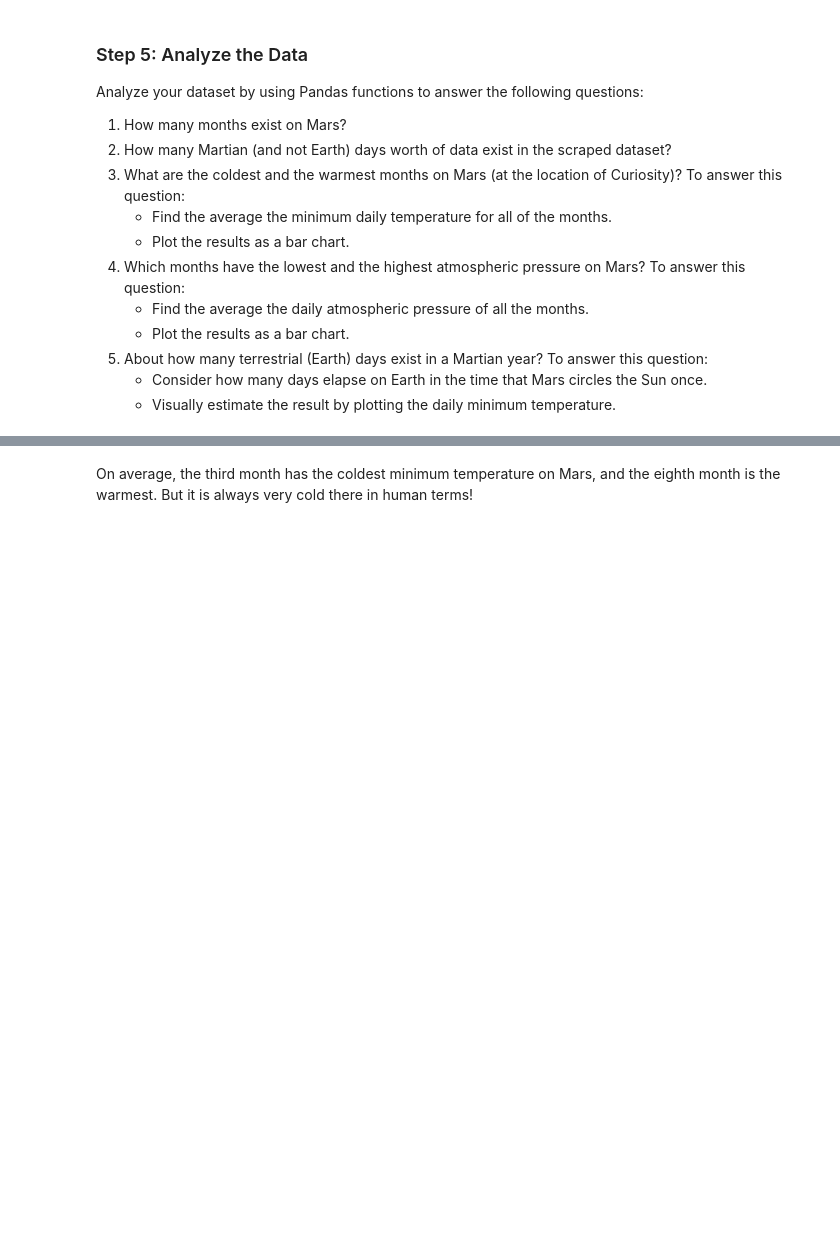
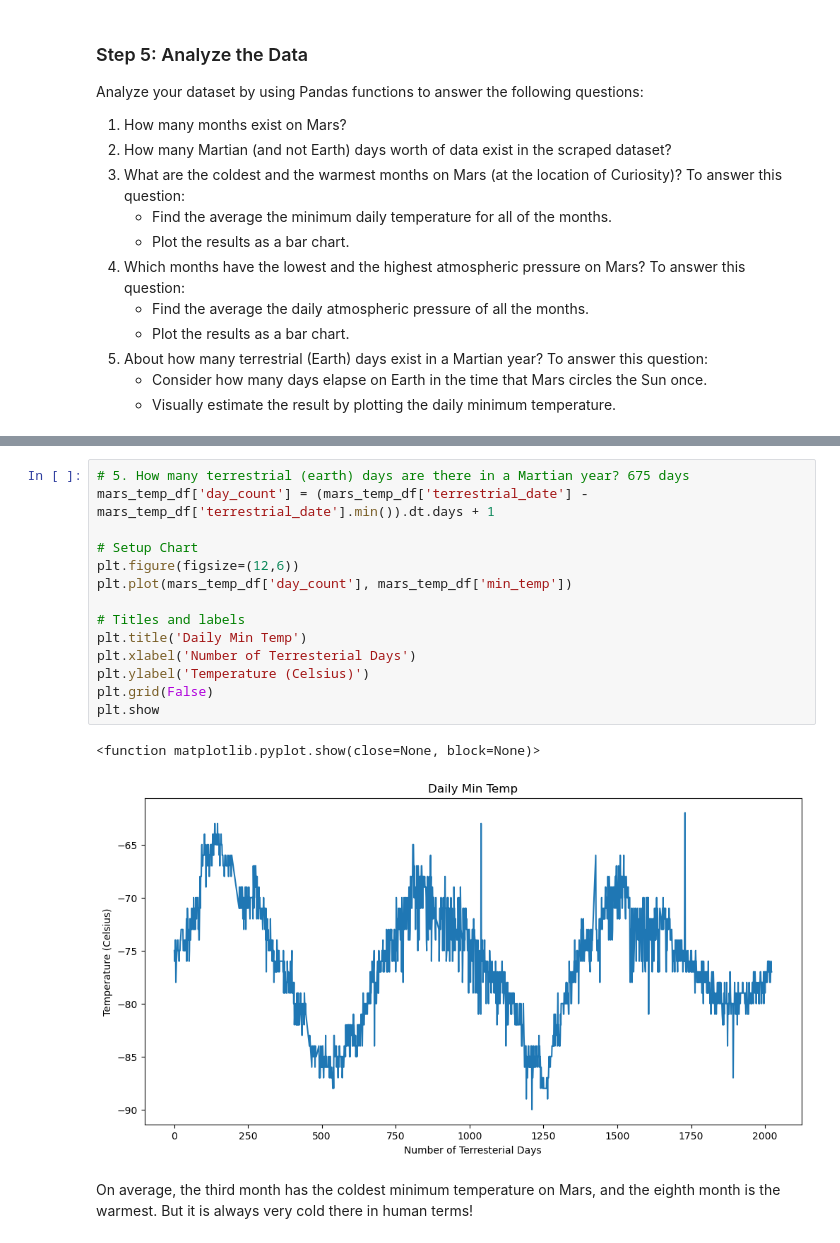
Before and after one commit to sloucel/Scraping_Challenge, a Jupyter notebook: part_2_mars_weather.ipynb, the cells around one changed output, grey strips where cells are left out. Saved outputs shown, nothing was run; the diff lists cells and outputs as text; blank space fills up the shorter version.

```diff
--- a/part_2_mars_weather.ipynb
+++ b/part_2_mars_weather.ipynb
@@ -254,3 +325,20 @@ Name: pressure, dtype: float64
+# %%
+# 5. How many terrestrial (earth) days are there in a Martian year? 675 days
+mars_temp_df['day_count'] = (mars_temp_df['terrestrial_date'] - mars_temp_df['terrestrial_date'].min()).dt.days + 1
+
+# Setup Chart
+plt.figure(figsize=(12,6))
+plt.plot(mars_temp_df['day_count'], mars_temp_df['min_temp'])
+
+# Titles and labels
+plt.title('Daily Min Temp')
+plt.xlabel('Number of Terresterial Days')
+plt.ylabel('Temperature (Celsius)')
+plt.grid(False)
+plt.show
+# %% [output]
+<function matplotlib.pyplot.show(close=None, block=None)>
+[figure, added]
 # %% [markdown]
 On average, the third month has the coldest minimum temperature on Mars, and the eighth month is the warmest. But it is always very cold there in human terms!
 # %% [markdown]
```
Also changed, not shown: parts of 13 cells of this notebook, 1 other file.
